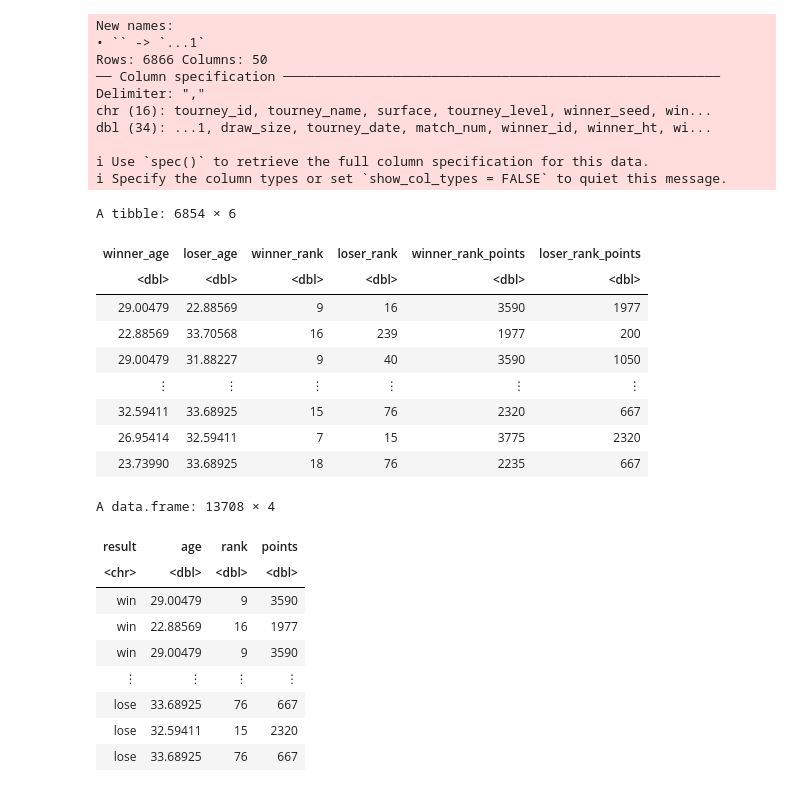
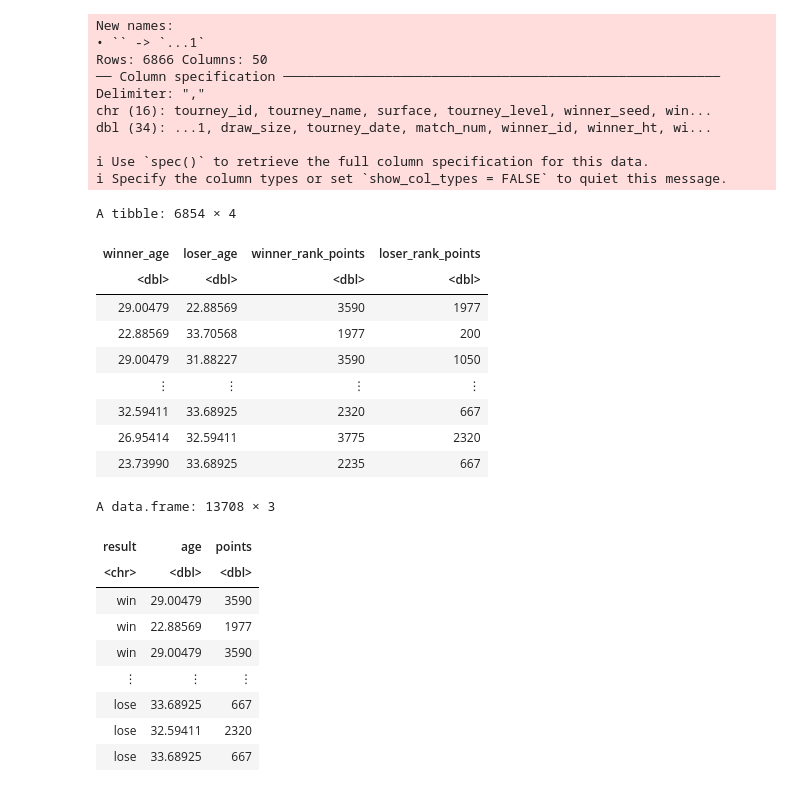
Before and after one commit to JianyiC/group54_work, a Jupyter notebook: proposal.ipynb, the cells around one changed output. Drawn from its saved outputs; the diff is of its cells as text; code cells hidden in the pictures.

```diff
--- a/proposal.ipynb
+++ b/proposal.ipynb
@@ -26,60 +26,60 @@ Warning message in file(filename, "r", encoding = encoding):
 ERROR: Error in file(filename, "r", encoding = encoding): cannot open the connection
 # %%
 atp_data <- read_csv("https://raw.githubusercontent.com/JianyiC/group54_work/main/atp2017-2019.csv") |>
-  select(winner_age, loser_age, winner_rank, loser_rank, winner_rank_points, loser_rank_points) |>
+  select(winner_age, loser_age, winner_rank_points, loser_rank_points) |>
   na.omit()
 atp_data
 # %% [output]
 New names:
 • `` -> `...1`
 Rows: 6866 Columns: 50
 ── Column specification ────────────────────────────────────────────────────────
 Delimiter: ","
 chr (16): tourney_id, tourney_name, surface, tourney_level, winner_seed, win...
 dbl (34): ...1, draw_size, tourney_date, match_num, winner_id, winner_ht, wi...
 
 ℹ Use `spec()` to retrieve the full column specification for this data.
 ℹ Specify the column types or set `show_col_types = FALSE` to quiet this message.
-A tibble: 6854 × 6
+A tibble: 6854 × 4
-| winner_age | loser_age | winner_rank | loser_rank | winner_rank_points | loser_rank_points |
-| <dbl> | <dbl> | <dbl> | <dbl> | <dbl> | <dbl> |
-| 29.00479 | 22.88569 | 9 | 16 | 3590 | 1977 |
-| 22.88569 | 33.70568 | 16 | 239 | 1977 | 200 |
-| 29.00479 | 31.88227 | 9 | 40 | 3590 | 1050 |
-| ⋮ | ⋮ | ⋮ | ⋮ | ⋮ | ⋮ |
-| 32.59411 | 33.68925 | 15 | 76 | 2320 | 667 |
-| 26.95414 | 32.59411 | 7 | 15 | 3775 | 2320 |
-| 23.73990 | 33.68925 | 18 | 76 | 2235 | 667 |
+| winner_age | loser_age | winner_rank_points | loser_rank_points |
+| <dbl> | <dbl> | <dbl> | <dbl> |
+| 29.00479 | 22.88569 | 3590 | 1977 |
+| 22.88569 | 33.70568 | 1977 | 200 |
+| 29.00479 | 31.88227 | 3590 | 1050 |
+| ⋮ | ⋮ | ⋮ | ⋮ |
+| 32.59411 | 33.68925 | 2320 | 667 |
+| 26.95414 | 32.59411 | 3775 | 2320 |
+| 23.73990 | 33.68925 | 2235 | 667 |
 # %%
 set.seed(256)
 #lose
 lose <- rep(c("lose"), times = nrow(atp_data))
 atp_lose <- cbind(atp_data, lose) |>
-  select(lose, loser_age, loser_rank, loser_rank_points)
+  select(lose, loser_age, loser_rank_points)
 
-colnames(atp_lose) <- c("result", "age","rank", "points")
+colnames(atp_lose) <- c("result", "age", "points")
 
 
 #win
 win <- rep(c("win"), times = nrow(atp_data))
 atp_win <- cbind(atp_data, win) |>
-  select(win, winner_age, winner_rank, winner_rank_points)
-colnames(atp_win) <- c("result", "age","rank", "points")
+  select(win, winner_age, winner_rank_points)
+colnames(atp_win) <- c("result", "age","points")
 
 #to one form
 combined_data <- rbind(atp_win, atp_lose)
 combined_data
 # %% [output]
-A data.frame: 13708 × 4
+A data.frame: 13708 × 3
-| result | age | rank | points |
-| <chr> | <dbl> | <dbl> | <dbl> |
-| win | 29.00479 | 9 | 3590 |
-| win | 22.88569 | 16 | 1977 |
-| win | 29.00479 | 9 | 3590 |
-| ⋮ | ⋮ | ⋮ | ⋮ |
-| lose | 33.68925 | 76 | 667 |
-| lose | 32.59411 | 15 | 2320 |
-| lose | 33.68925 | 76 | 667 |
+| result | age | points |
+| <chr> | <dbl> | <dbl> |
+| win | 29.00479 | 3590 |
+| win | 22.88569 | 1977 |
+| win | 29.00479 | 3590 |
+| ⋮ | ⋮ | ⋮ |
+| lose | 33.68925 | 667 |
+| lose | 32.59411 | 2320 |
+| lose | 33.68925 | 667 |
 # %%
 data_split <- initial_split(combined_data, prop = 0.8, strata = result)
 result_train <- training(data_split)
```
Also changed, not shown: parts of 4 cells of this notebook.
